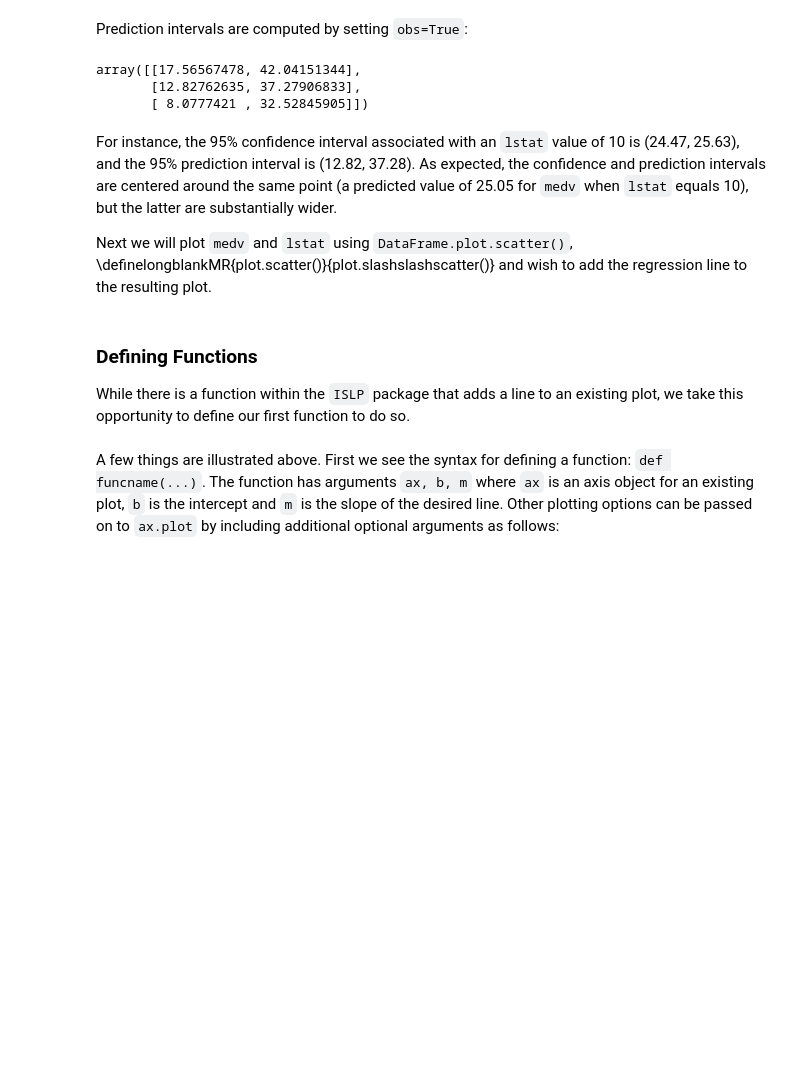
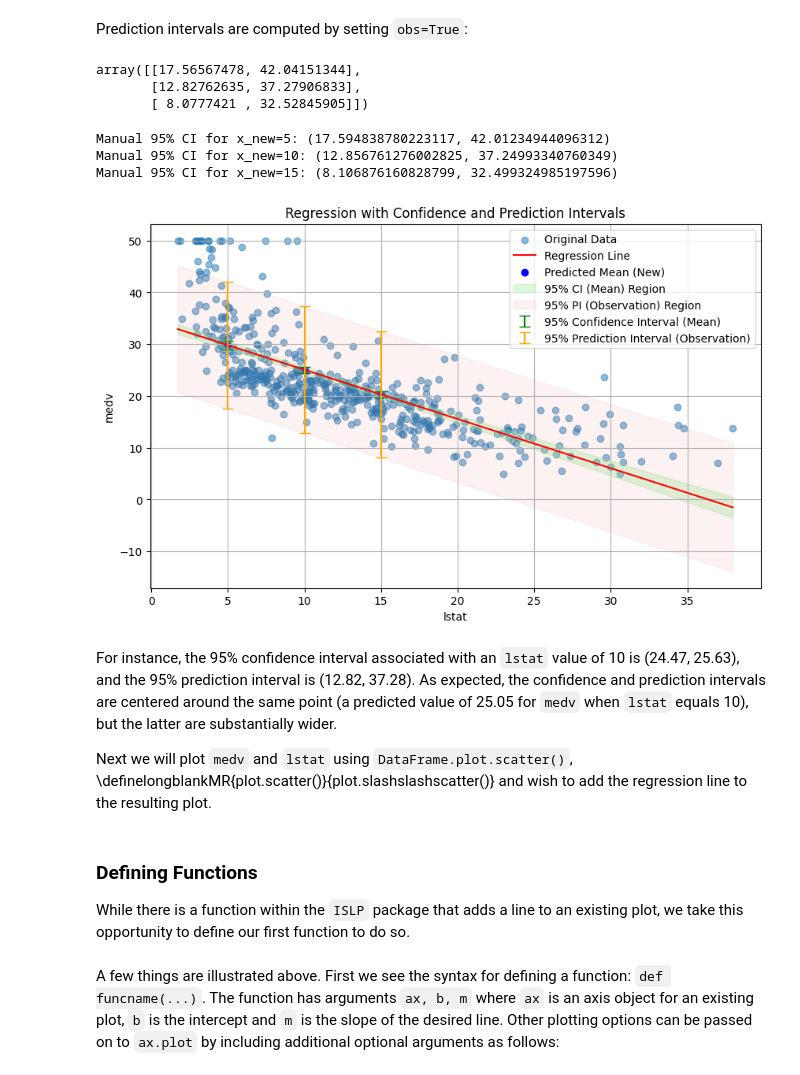
Before and after one commit to martinsdata/ISLP_labs, a Jupyter notebook: Ch03-linreg-lab.ipynb, the cells around one changed output. Saved outputs shown, nothing was run; the diff lists cells and outputs as text; code cells hidden in the pictures; blank space fills up the shorter version.

```diff
--- a/Ch03-linreg-lab.ipynb
+++ b/Ch03-linreg-lab.ipynb
@@ -332,6 +443,84 @@ new_predictions.conf_int(obs=True, alpha=0.05)
 array([[17.56567478, 42.04151344],
        [12.82762635, 37.27906833],
        [ 8.0777421 , 32.52845905]])
+# %%
+# Prediction Interval for a New Observation (conf_int(obs=True))
+
+E = (5,10,15)
+
+for i in E:                         # | this is the extra 1 that makes the prediction interval wider than the confidence interval
+    x_new = i                       # V
+    se = np.sqrt(results.mse_resid * (1 + 1/n + (x_new - x_bar)**2 / Sxx))
+    y_hat = results.params['intercept'] + (results.params['lstat'] * x_new)
+    ci_lower = y_hat - 1.96 * se
+    ci_upper = y_hat + 1.96 * se
+    print(f"Manual 95% CI for x_new={x_new}: ({ci_lower}, {ci_upper})")
+# %% [output]
+Manual 95% CI for x_new=5: (17.594838780223117, 42.01234944096312)
+Manual 95% CI for x_new=10: (12.856761276002825, 37.24993340760349)
+Manual 95% CI for x_new=15: (8.106876160828799, 32.499324985197596)
+# %%
+import statsmodels.formula.api as smf
+import matplotlib.pyplot as plt
+
+# Assuming you have already loaded the Boston dataset and fitted a model
+# For demonstration, let's fit a simple linear regression of 'medv' on 'lstat'
+
+results = smf.ols('medv ~ lstat', data=Boston).fit()
+
+# 1. Create the new dataframe
+new_df = pd.DataFrame({'lstat': [5, 10, 15]})
+newX = design.transform(new_df) # Assuming 'design' is still your ModelSpec object
+
+# 2. Get predictions and confidence intervals for the mean
+new_predictions_mean = results.get_prediction(newX)
+predicted_mean = new_predictions_mean.predicted_mean
+conf_int_mean = new_predictions_mean.conf_int(alpha=0.05)
+
+# 4. Get prediction intervals
+new_predictions_obs = results.get_prediction(newX)
+summary_obs = new_predictions_obs.summary_frame(alpha=0.05)
+conf_int_obs = summary_obs[['obs_ci_lower', 'obs_ci_upper']].values
+
+# Create the scatterplot
+plt.figure(figsize=(10, 6))
+
+# Scatter plot of the original data (optional, for context)
+plt.scatter(Boston['lstat'], Boston['medv'], alpha=0.5, label='Original Data')
+
+# Plot the regression line
+# Need to create a range of lstat values for the line
+lstat_range = np.linspace(Boston['lstat'].min(), Boston['lstat'].max(), 100)
+newX_range = design.transform(pd.DataFrame({'lstat': lstat_range}))
+predictions_range = results.predict(newX_range)
+plt.plot(lstat_range, predictions_range, 'r-', label='Regression Line')
+
+# Plot the predicted means for the new data points
+plt.scatter(new_df['lstat'], predicted_mean, color='blue', marker='o', label='Predicted Mean (New)')
+
+# Plot the confidence intervals for the mean
+plt.errorbar(new_df['lstat'], predicted_mean, yerr=[predicted_mean - conf_int_mean[:, 0], conf_int_mean[:, 1] - predicted_mean],
+             fmt='none', color='green', capsize=5, label='95% Confidence Interval (Mean)')
+
+# Plot the prediction intervals
+plt.errorbar(new_df['lstat'], predicted_mean, yerr=[predicted_mean - conf_int_obs[:, 0], conf_int_obs[:, 1] - predicted_mean],
+             fmt='none', color='orange', capsize=5, label='95% Prediction Interval (Observation)')
+
+# For confidence interval
+predict_ci = results.get_prediction(newX_range).summary_frame(alpha=0.05)
+plt.fill_between(lstat_range, predict_ci['mean_ci_lower'], predict_ci['mean_ci_upper'], color='lightgreen', alpha=0.3, label='95% CI (Mean) Region')
+
+# For prediction interval
+plt.fill_between(lstat_range, predict_ci['obs_ci_lower'], predict_ci['obs_ci_upper'], color='lightcoral', alpha=0.1, label='95% PI (Observation) Region')
+
+plt.xlabel('lstat')
+plt.ylabel('medv')
+plt.title('Regression with Confidence and Prediction Intervals')
+plt.legend()
+plt.grid(True)
+plt.show()
+# %% [output]
+[figure, added]
 # %% [markdown]
  For instance, the 95% confidence interval associated with an
  `lstat`  value of 10 is (24.47, 25.63), and the 95% prediction
```
Also changed, not shown: parts of 23 cells of this notebook, 2 other files.
